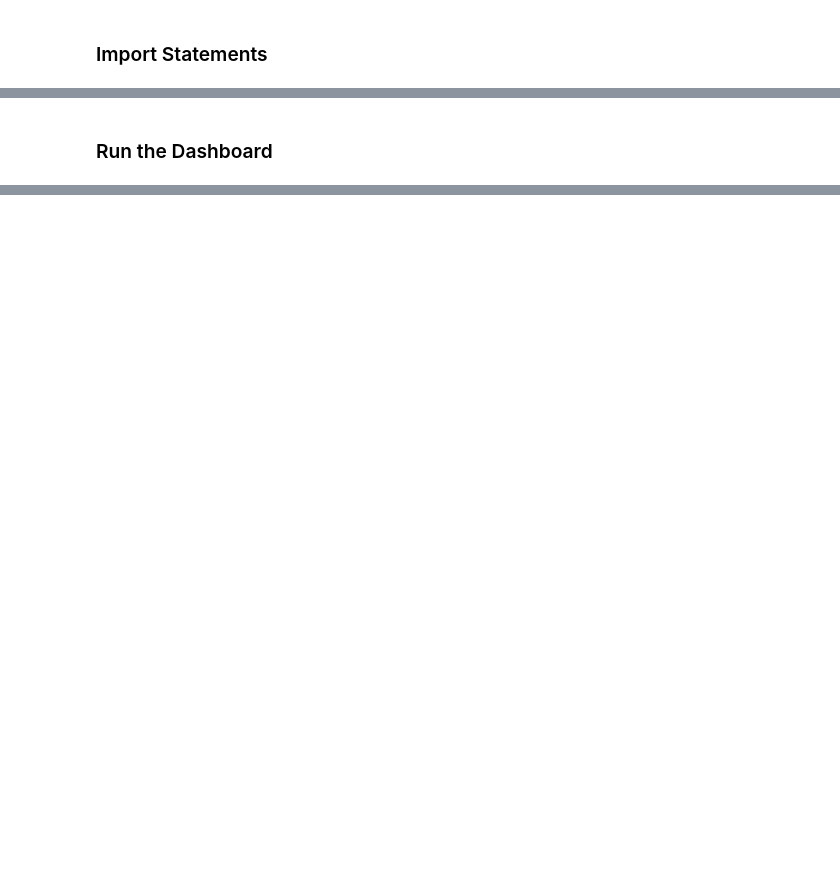
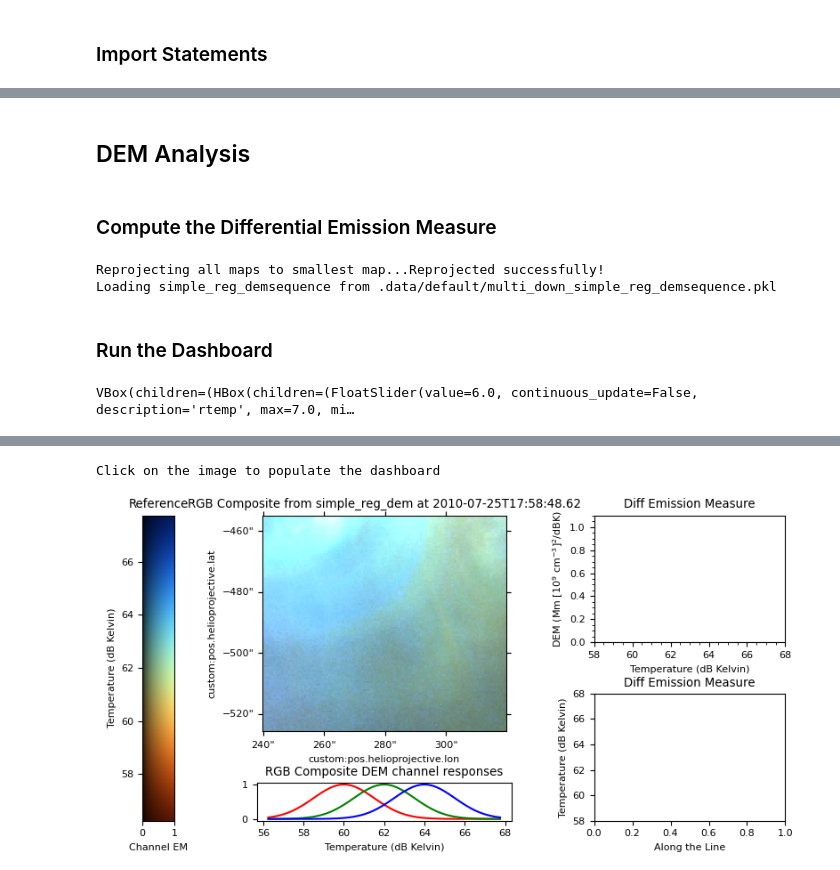
Before and after one commit to jeplowman/EMToolKit, a Jupyter notebook: docs/source/examples/EMToolKit_example_multi_instrument_downsampling.ipynb, the cells around one changed output, grey strips where cells are left out. Saved outputs shown, nothing was run; the diff lists cells and outputs as text; code cells hidden in the pictures; blank space fills up the shorter version.

```diff
--- a/docs/source/examples/EMToolKit_example_multi_instrument_downsampling.ipynb
+++ b/docs/source/examples/EMToolKit_example_multi_instrument_downsampling.ipynb
@@ -143,6 +139,28 @@ multi_coeffs, multi_logts, multi_bases, multi_coords, multi_algorithm, multi_em_
-# %%
-multi_em_demsequence = emtk.dem_model(multi_coeffs, multi_logts, multi_bases, multi_coords, multi_algorithm, multi_em_wrapper)
-em_collection.add_model(multi_em_demsequence)
+# %% [markdown]
+## DEM Analysis
+# %% [markdown]
+### Compute the Differential Emission Measure
+# %%
+from EMToolKit.algorithms.multi_inst_dem_wrapper import autoloading_multi_down_inst_dem_wrapper
+importlib.reload(EMToolKit.algorithms.multi_inst_dem_wrapper)
+importlib.reload(EMToolKit)
+from EMToolKit.algorithms.multi_inst_dem_wrapper import autoloading_multi_down_inst_dem_wrapper
+
+method = 'simple'
+
+# Make DEM sequence from the DEM and add it to the collection
+simple_multi_em_demsequence, simple_multi_out = autoloading_multi_down_inst_dem_wrapper(
+                                        datasequence,
+                                        wrapargs={'norms': norms, 'overall_norm': overall_norm},
+                                        method=method,
+                                        recalc=recalc_dem,
+
+                                    )
+# multi_coeffs, multi_logts, multi_bases, multi_coords, multi_algorithm = multi_out
+em_collection.add_model(simple_multi_em_demsequence)
+# %% [output]
+Reprojecting all maps to smallest map...Reprojected successfully!
+Loading simple_reg_demsequence from .data/default/multi_down_simple_reg_demsequence.pkl
 # %% [markdown]
 ### Run the Dashboard
 # %%
@@ -158,4 +176,6 @@ warnings.filterwarnings("ignore", category=SunpyMetadataWarning)
 # %%
 # Create the dashboard:
 dash = dashboard_object(em_collection, xsize=8, ysize=4, fontsize=8)
-dash.display(False)
+dash.display(True)
+# %% [output]
+VBox(children=(HBox(children=(FloatSlider(value=6.0, continuous_update=False, description='rtemp', max=7.0, mi…
@@ -161,0 +183,2 @@ dash.display(False)
+Click on the image to populate the dashboard
+[figure, added]
```
Also changed, not shown: parts of 20 cells of this notebook, 12 other files.
